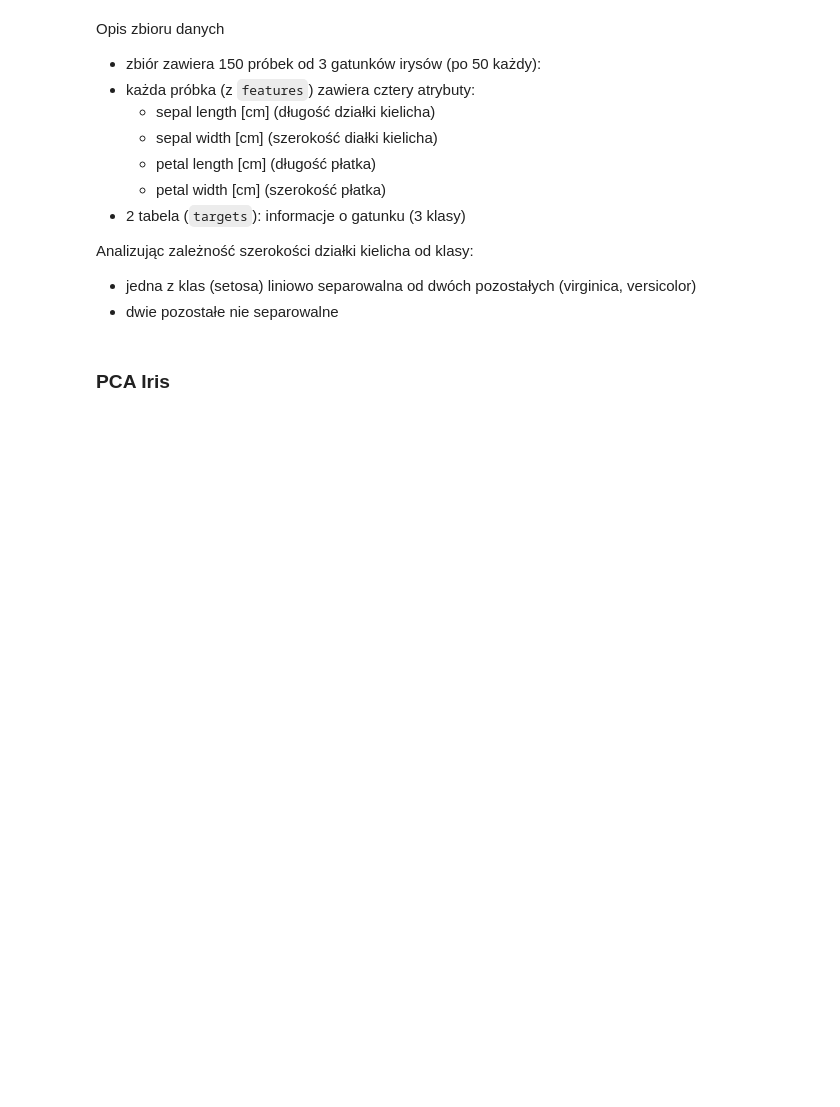
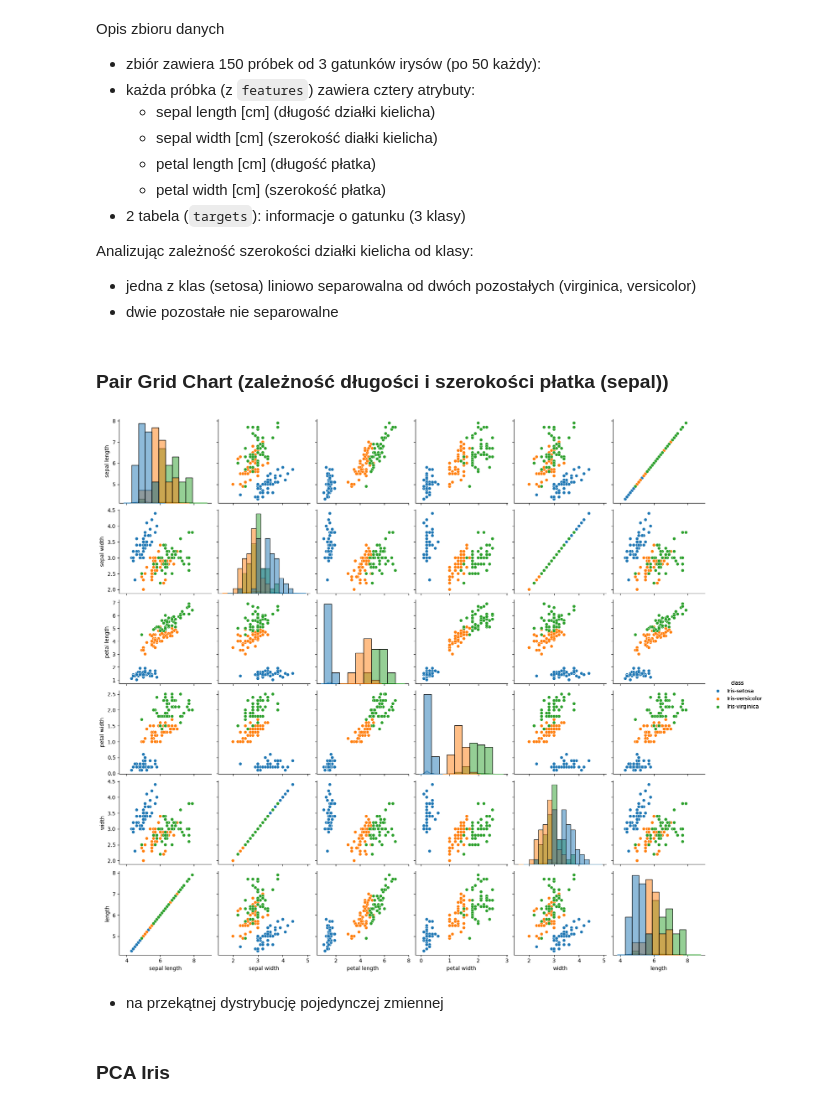
Before and after one commit to piotrdurniat/ml-l0-principal-component-analysis, a Jupyter notebook: uczenie-maszynowe-lab-0.ipynb, the cells around one changed output. Drawn from its saved outputs; the diff is of its cells as text; code cells hidden in the pictures; blank space fills up the shorter version.

Commit message:
pair grid chart for iris dataset

```diff
--- a/uczenie-maszynowe-lab-0.ipynb
+++ b/uczenie-maszynowe-lab-0.ipynb
@@ -77,6 +77,44 @@ Analizując zależność szerokości działki kielicha od klasy:
 
 - jedna z klas (setosa) liniowo separowalna od dwóch pozostałych (virginica, versicolor)
 - dwie pozostałe nie separowalne
+# %% [markdown]
+### Pair Grid Chart (zależność długości i szerokości płatka (sepal))
+# %%
+import seaborn as sns
+import matplotlib.pyplot as plt
+from ucimlrepo import fetch_ucirepo
+
+iris: UciMlDataset = fetch_ucirepo(id=53)
+
+X = iris.data.features
+y = iris.data.targets
+
+X["length"] = X["sepal length"]
+X["width"] = X["sepal width"]
+
+iris_df = X.join(y)
+
+g = sns.pairplot(
+    iris_df,
+    hue="class",
+    vars=[
+        "sepal length",
+        "sepal width",
+        "petal length",
+        "petal width",
+        "width",
+        "length",
+    ],
+)
+g.map_upper(sns.scatterplot)
+g.map_diag(sns.histplot)
+g.add_legend()
+
+plt.show()
+# %% [output]
+[figure, added]
+# %% [markdown]
+- na przekątnej dystrybucję pojedynczej zmiennej
 # %% [markdown]
 ### PCA Iris
 # %%
```
